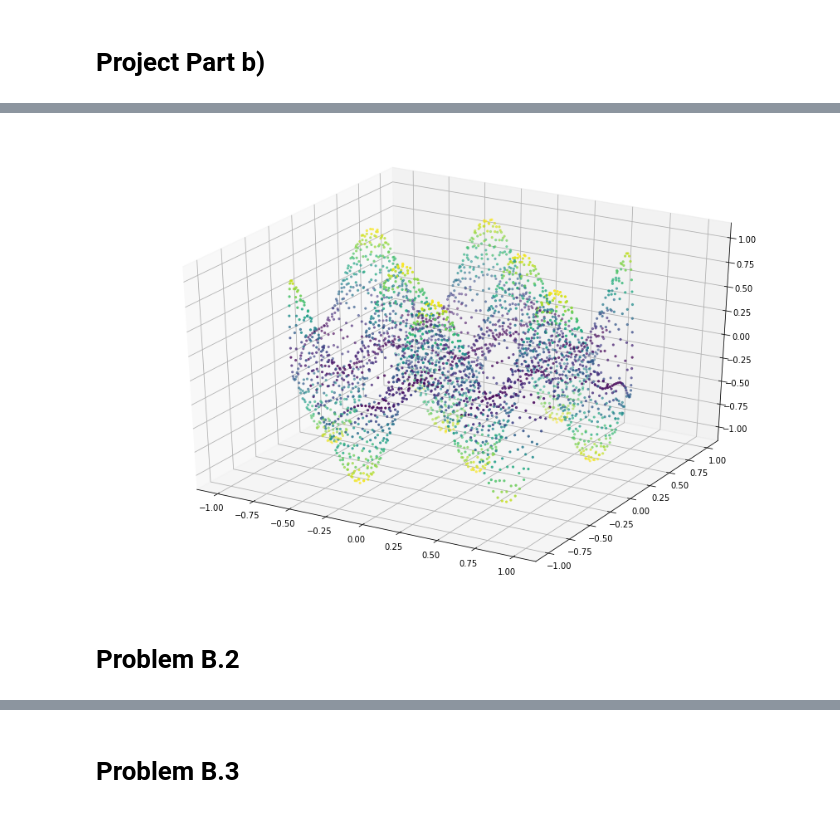
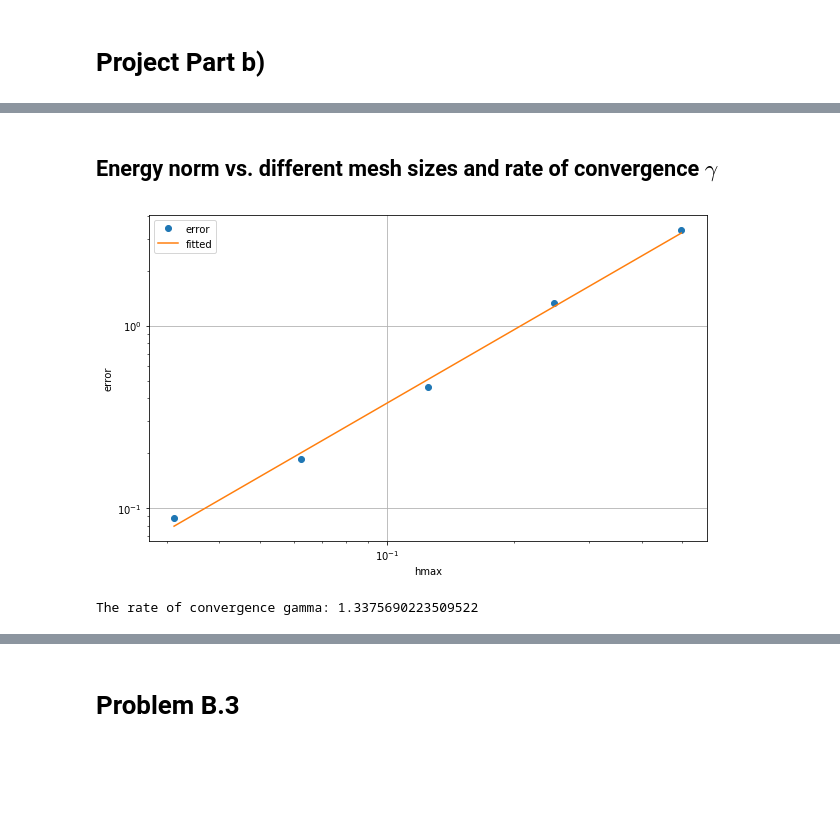
Before and after one commit to CarmenLee111/FEM_course, a Jupyter notebook: ProjectB.ipynb, the cells around one changed output, grey strips where cells are left out. Saved outputs shown, nothing was run; the diff lists cells and outputs as text; code cells hidden in the pictures; blank space fills up the shorter version.

Commit message:
Project script

```diff
--- a/ProjectB.ipynb
+++ b/ProjectB.ipynb
@@ -9,14 +9,10 @@ import matplotlib
 #%matplotlib qt
 #%matplotlib widget
 %matplotlib inline
-matplotlib.rcParams['figure.figsize'] = 15, 10
-from matplotlib import cm
 
 import matplotlib.pyplot as plt
 import numpy as np
-np.set_printoptions(threshold=np.inf, linewidth=300)
 from scipy import sparse
 import scipy.sparse.linalg as splinalg
 
-
 from mpl_toolkits.mplot3d import Axes3D
@@ -79,28 +126,0 @@ t = mesh.cells()
-# %%
-def f(x, y):
-    '''Force applied at given cooridinates (x,y)'''
-    return 8 * np.pi**2 * np.sin(2*np.pi*x) * np.sin(2*np.pi*y)
-
-def u_exact(x, y):
-    '''Dirichlet boundary condition'''
-    return np.sin(2*pi*x) * np.sin(2*pi*y)
-
-I = np.eye(len(p))
-A, b = assembler(p, e, t, f)
-A[e[:,0],:] = I[e[:,0],:]
-x = p[:,0]
-y = p[:,1]
-b[e[:,0]] = u_exact(x[e[:,0]], y[e[:,0]])
-
-u = splinalg.spsolve(A.tocsr(), b)
-# %%
-fig = plt.figure()
-ax = fig.gca(projection='3d')
-c = np.abs(u)
-cmvir = plt.get_cmap("viridis")
-ax.scatter(x, y, u, s=5, c=c, cmap=cmvir)
-plt.show()
-# %% [output]
-[figure, removed]
-# %% [markdown]
-# Problem B.2
@@ -106,0 +181,22 @@ plt.show()
+# %% [markdown]
+## Energy norm vs. different mesh sizes and rate of convergence $\gamma$
+# %%
+plt.figure(figsize = (10, 6))
+plt.loglog(hs, EnE, 'o', label='error')
+plt.xlabel('hmax')
+plt.ylabel('error')
+plt.grid()
+
+# Polyfit shows that the slop is in the magnitude of 1
+coef = np.polyfit(np.log(hs), np.log(EnE), deg=1)
+Efit = hs ** coef[0] * np.e**coef[1]
+plt.loglog(hs, Efit, label='fitted')
+
+plt.savefig('imgs/B1-error.png')
+plt.legend()
+plt.show()
+
+print('The rate of convergence gamma: ' + str(coef[0]))
+# %% [output]
+[figure, added]
+The rate of convergence gamma: 1.3375690223509522
```
Also changed, not shown: parts of 22 cells of this notebook, 1 other file.
